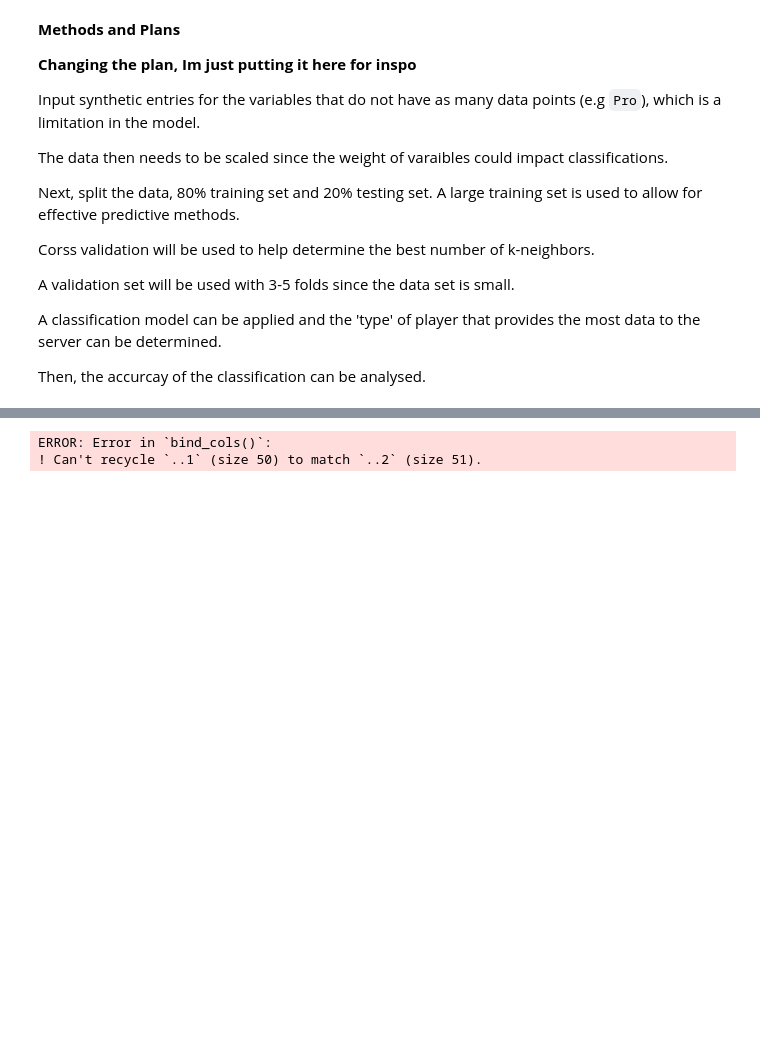
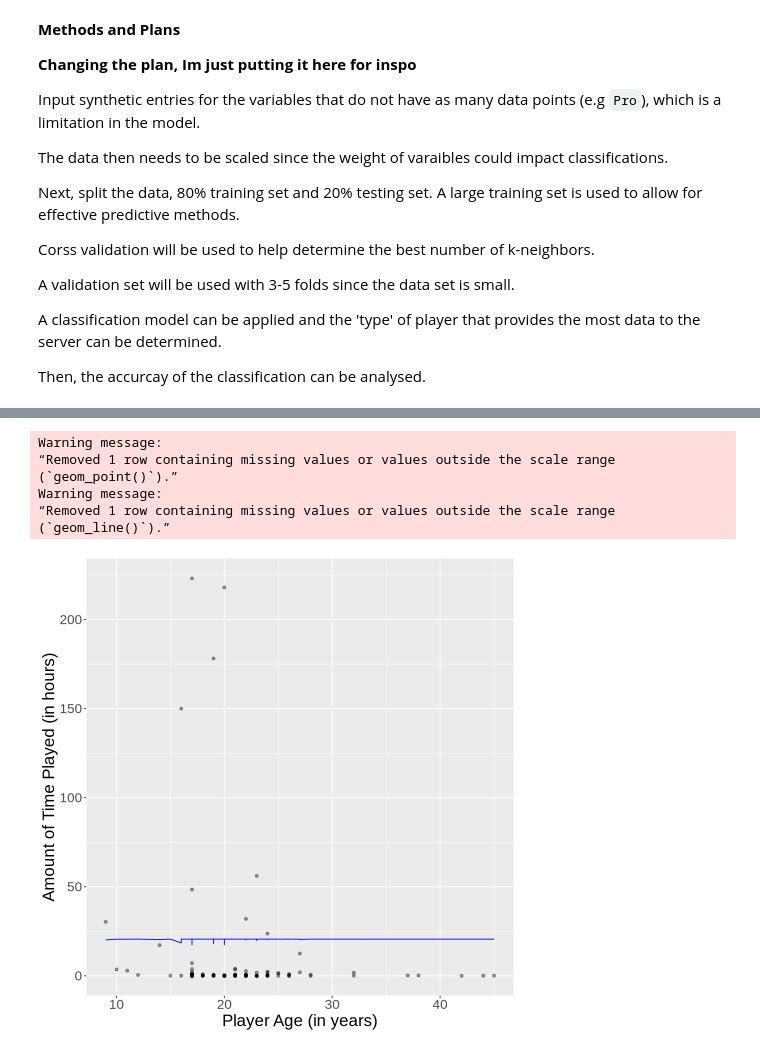
Before and after one commit to zoevanmontfort/Group_Project, a Jupyter notebook: Untitled.ipynb, the cells around one changed output, grey strips where cells are left out. Drawn from its saved outputs; the diff is of its cells as text; code cells hidden in the pictures; blank space fills up the shorter version.

```diff
--- a/Untitled.ipynb
+++ b/Untitled.ipynb
@@ -261,9 +281,24 @@ ERROR: Error in step_center(step_scale(recipe(age ~ played_hours, data = players
-# %%
-players_test_predictions <- predict(players_fit , players_test) |>
-      bind_cols(players_test)
-
-
-players_test_predictions
-# %% [output]
-ERROR: Error in `bind_cols()`:
-! Can't recycle `..1` (size 50) to match `..2` (size 51).
+# %%
+players_preds <- players_fit |>
+  predict(players_train) |>
+  bind_cols(players_train)
+
+players_predictions <- players_preds |>
+    ggplot(aes(x = age, y = played_hours)) +
+        geom_point(alpha = 0.4) +
+        geom_line(
+            mapping = aes(x = age, y = .pred),
+            color = "blue") +
+        xlab("Player Age (in years)") +
+        ylab("Amount of Time Played (in hours)") +
+        theme(text = element_text(size = 20))
+
+players_predictions
+# %% [output]
+Warning message:
+“Removed 1 row containing missing values or values outside the scale range
+(`geom_point()`).”
+Warning message:
+“Removed 1 row containing missing values or values outside the scale range
+(`geom_line()`).”
+[figure, added]
```
Also changed, not shown: parts of 3 cells of this notebook.
